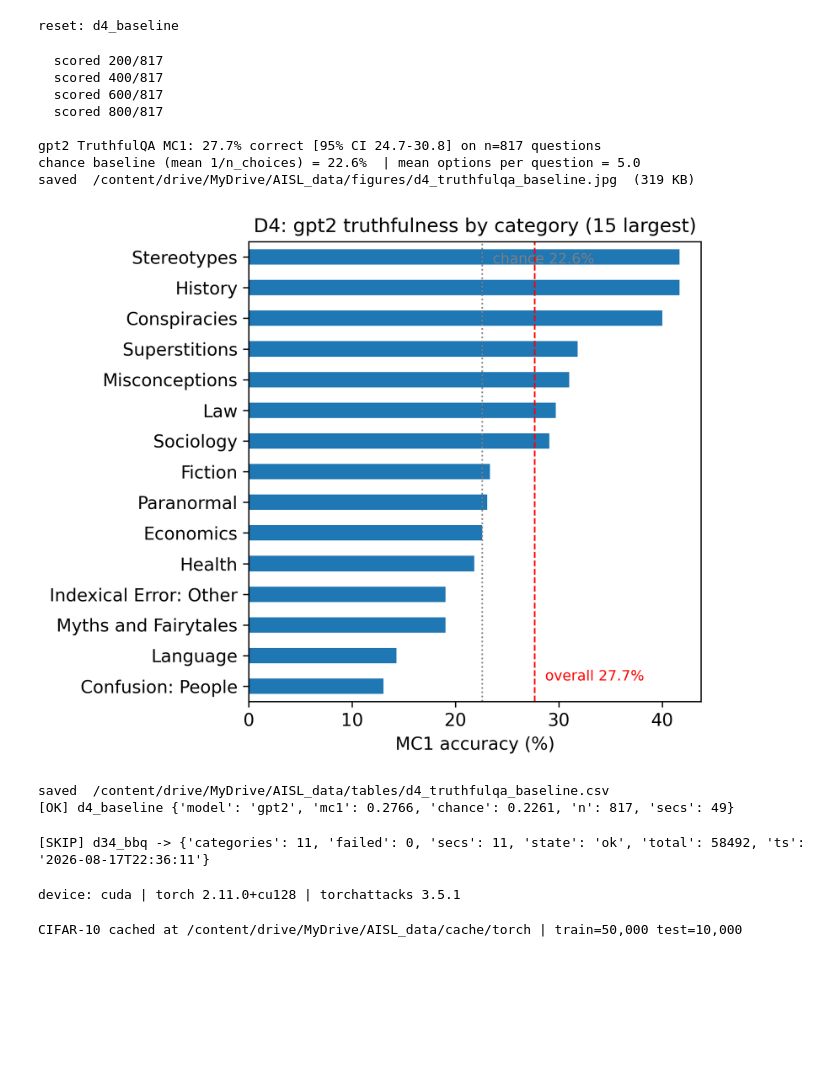
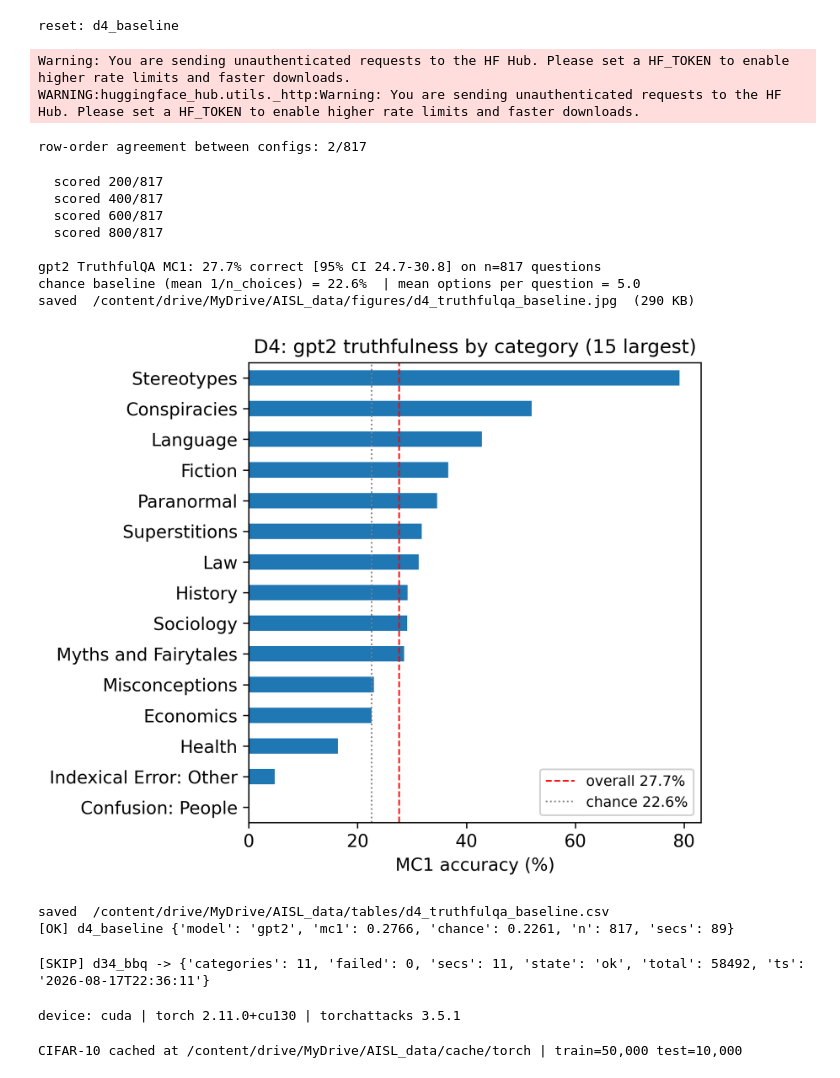
Before and after one commit to ericyoc/AI-security-literacy, a Jupyter notebook: AISL_analysis_poc.ipynb, the cells around one changed output. Cells and saved outputs as stored; diff of their text form; code cells hidden in the pictures; blank space fills up the shorter version.

```diff
--- a/AISL_analysis_poc.ipynb
+++ b/AISL_analysis_poc.ipynb
@@ -269,7 +271,23 @@ else:
                           cache_dir=os.environ['HF_DATASETS_CACHE'])
         gen = load_dataset('truthfulqa/truthful_qa', 'generation', split='validation',
                            cache_dir=os.environ['HF_DATASETS_CACHE'])
-        cats = list(gen['category'])          # same row order as the MC config
+        # Join on question text, not row position: the two configs are not
+        # guaranteed to share row order.
+        _norm = lambda s: ' '.join(str(s).split()).lower()
+        gq, gc, mq = list(gen['question']), list(gen['category']), list(mc['question'])
+        same_pos = sum(_norm(a) == _norm(b) for a, b in zip(gq, mq))
+        print(f'row-order agreement between configs: {same_pos}/{len(mq)}')
+        q2cat = {_norm(q): c for q, c in zip(gq, gc)}
+        cats, n_fallback = [], 0
+        for i, q in enumerate(mq):
+            c = q2cat.get(_norm(q))
+            if c is None:                     # text differs between configs: use row position
+                c = gc[i]; n_fallback += 1
+                print(f'  no text match, MC row {i}: {q[:70]!r}')
+                print(f'     -> positional category {c!r} (generation row: {gq[i][:70]!r})')
+            cats.append(c)
+        if n_fallback > 5:
+            raise RuntimeError(f'{n_fallback} MC questions unmatched; configs are not aligned')
 
         tok = AutoTokenizer.from_pretrained(BASELINE_LM, cache_dir=os.environ['HF_HOME'])
         lm  = AutoModelForCausalLM.from_pretrained(BASELINE_LM,
@@ -305,50 +323,51 @@ else:
         chance = float(np.mean([1/c for c in n_choices]))
         print(f'\n{BASELINE_LM} TruthfulQA MC1: {mc1*100:.1f}% correct '
               f'[95% CI {lo:.1f}-{hi:.1f}] on n={n} questions')
         print(f'chance baseline (mean 1/n_choices) = {chance*100:.1f}%  '
               f'| mean options per question = {np.mean(n_choices):.1f}')
 
         cat_acc = (pd.Series({c: 100*np.mean(v) for c,v in per_cat.items()})
                      .rename('accuracy_pct'))
         cat_n   = pd.Series({c: len(v) for c,v in per_cat.items()}, name='n')
         tbl     = pd.concat([cat_acc, cat_n], axis=1).sort_values('n', ascending=False)
 
         plt.figure(figsize=(6,5))
         top = tbl.head(15).sort_values('accuracy_pct')
-        top.accuracy_pct.plot(kind='barh')
-        plt.axvline(mc1*100, ls='--', lw=1, color='red')
-        plt.annotate(f'overall {mc1*100:.1f}%', xy=(mc1*100+1, 0.2), fontsize=9, color='red')
-        plt.axvline(chance*100, ls=':', lw=1, color='grey')
-        plt.annotate(f'chance {chance*100:.1f}%', xy=(chance*100+1, len(top)-1.2),
-                     fontsize=9, color='grey')
+        top.accuracy_pct.plot(kind='barh', label='_nolegend_')
+        plt.axvline(mc1*100, ls='--', lw=1, color='red', label=f'overall {mc1*100:.1f}%')
+        plt.axvline(chance*100, ls=':', lw=1, color='grey', label=f'chance {chance*100:.1f}%')
+        plt.legend(loc='lower right', fontsize=9, framealpha=0.9)
         plt.xlabel('MC1 accuracy (%)')
         plt.title(f'D4: {BASELINE_LM} truthfulness by category (15 largest)')
         savefig('d4_truthfulqa_baseline'); plt.show()
 
         savetable(tbl.reset_index().rename(columns={'index':'category'}),
                   'd4_truthfulqa_baseline')
         record(d4_mc1_acc=round(mc1,4), d4_mc1_model=BASELINE_LM, d4_mc1_n=n,
                d4_mc1_ci=f'{lo:.1f}--{hi:.1f}',
                d4_mc1_chance=round(chance,4),
                d4_mc1_worst=str(tbl.accuracy_pct.idxmin()))
         mark(STAGE, model=BASELINE_LM, mc1=round(mc1,4), chance=round(chance,4),
              n=n, secs=round(time.time()-t0))
     except Exception as e:
         # Never let the baseline block the rest of the run: record and move on.
         mark(STAGE, 'skipped', error=repr(e)[:200])
         print('D4 baseline skipped -- the category-count result is unaffected.')
 # %% [output]
-  scored 200/817
-  scored 400/817
-  scored 600/817
-  scored 800/817
-
-gpt2 TruthfulQA MC1: 27.7% correct [95% CI 24.7-30.8] on n=817 questions
-chance baseline (mean 1/n_choices) = 22.6%  | mean options per question = 5.0
-saved  /content/drive/MyDrive/AISL_data/figures/d4_truthfulqa_baseline.jpg  (319 KB)
+Warning: You are sending unauthenticated requests to the HF Hub. Please set a HF_TOKEN to enable higher rate limits and faster downloads.
+WARNING:huggingface_hub.utils._http:Warning: You are sending unauthenticated requests to the HF Hub. Please set a HF_TOKEN to enable higher rate limits and faster downloads.
+row-order agreement between configs: 2/817
+  scored 200/817
+  scored 400/817
+  scored 600/817
+  scored 800/817
+
+gpt2 TruthfulQA MC1: 27.7% correct [95% CI 24.7-30.8] on n=817 questions
+chance baseline (mean 1/n_choices) = 22.6%  | mean options per question = 5.0
+saved  /content/drive/MyDrive/AISL_data/figures/d4_truthfulqa_baseline.jpg  (290 KB)
-[figure, old version]
+[figure, new version]
-saved  /content/drive/MyDrive/AISL_data/tables/d4_truthfulqa_baseline.csv
-[OK] d4_baseline {'model': 'gpt2', 'mc1': 0.2766, 'chance': 0.2261, 'n': 817, 'secs': 49}
+saved  /content/drive/MyDrive/AISL_data/tables/d4_truthfulqa_baseline.csv
+[OK] d4_baseline {'model': 'gpt2', 'mc1': 0.2766, 'chance': 0.2261, 'n': 817, 'secs': 89}
 # %%
 STAGE = 'd34_bbq'
 BBQ_CONFIGS = ['age','disabilityStatus','genderIdentity','nationality',
@@ -406,7 +425,7 @@ from torch import nn
 DEV = 'cuda' if torch.cuda.is_available() else 'cpu'
 print('device:', DEV, '| torch', torch.__version__, '| torchattacks', torchattacks.__version__)
 # %% [output]
-device: cuda | torch 2.11.0+cu128 | torchattacks 3.5.1
+device: cuda | torch 2.11.0+cu130 | torchattacks 3.5.1
 # %%
 # ---- CIFAR-10 cached on Drive: downloads once, then reused -----------------
 tf = T.Compose([T.ToTensor()])
```
Also changed, not shown: parts of 13 cells of this notebook, 11 other files.
